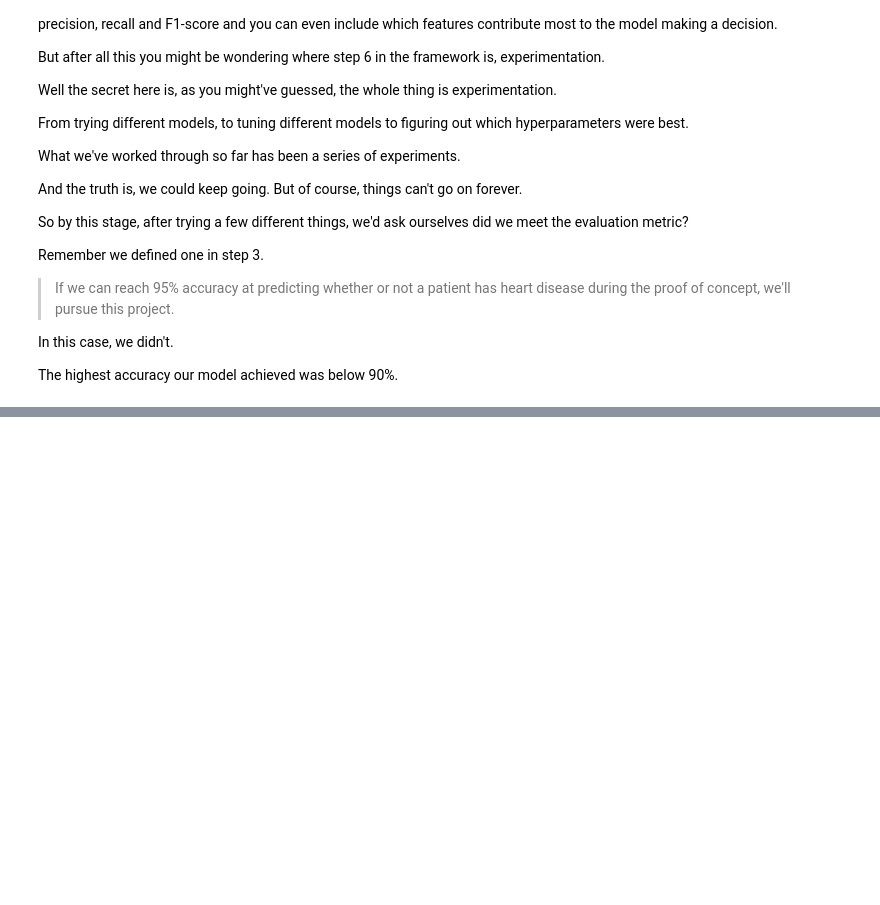
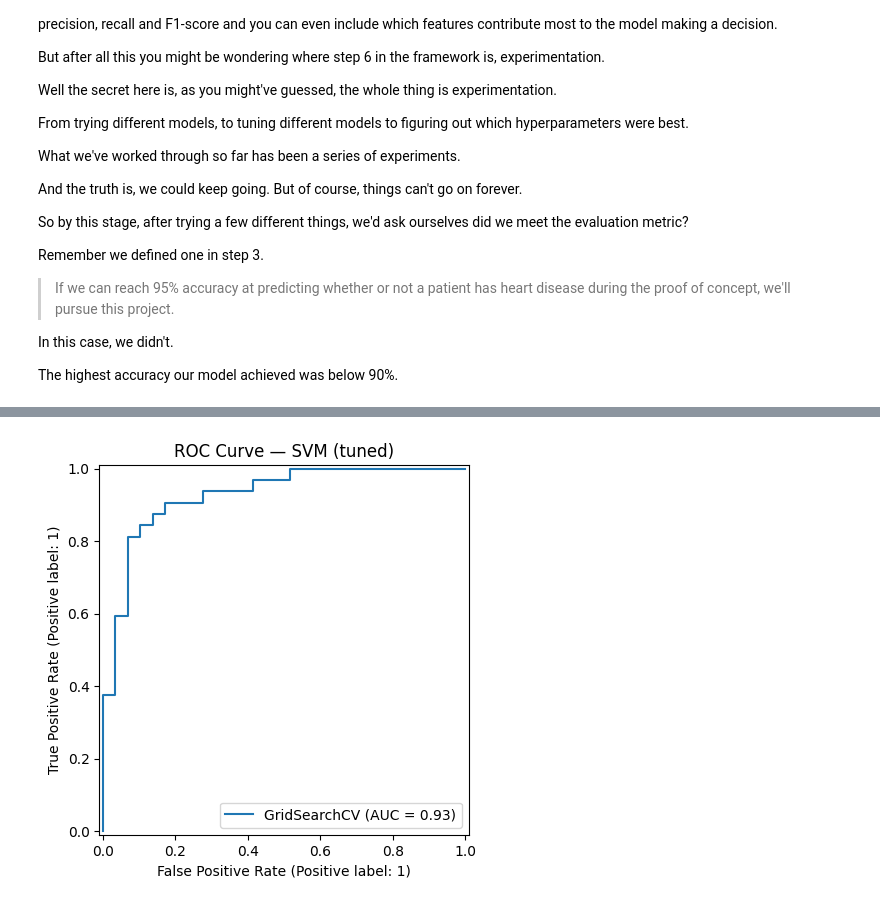
Before and after one commit to techseeko/AAI614_Haidar, a Jupyter notebook: Week-5/Saoud-Notebook5.5.ipynb, the cells around one changed output, grey strips where cells are left out. Drawn from its saved outputs; the diff is of its cells as text; code cells hidden in the pictures; blank space fills up the shorter version.

```diff
--- a/Week-5/Saoud-Notebook5.5.ipynb
+++ b/Week-5/Saoud-Notebook5.5.ipynb
@@ -1429,0 +1643,7 @@ The highest accuracy our model achieved was below 90%.
+# %%
+# --- 4. ROC Curve ---
+RocCurveDisplay.from_estimator(best_model, X_test, y_test)
+plt.title(f"ROC Curve — {best_name}")
+plt.show()
+# %% [output]
+[figure, added]
```
Also changed, not shown: parts of 13 cells of this notebook.
